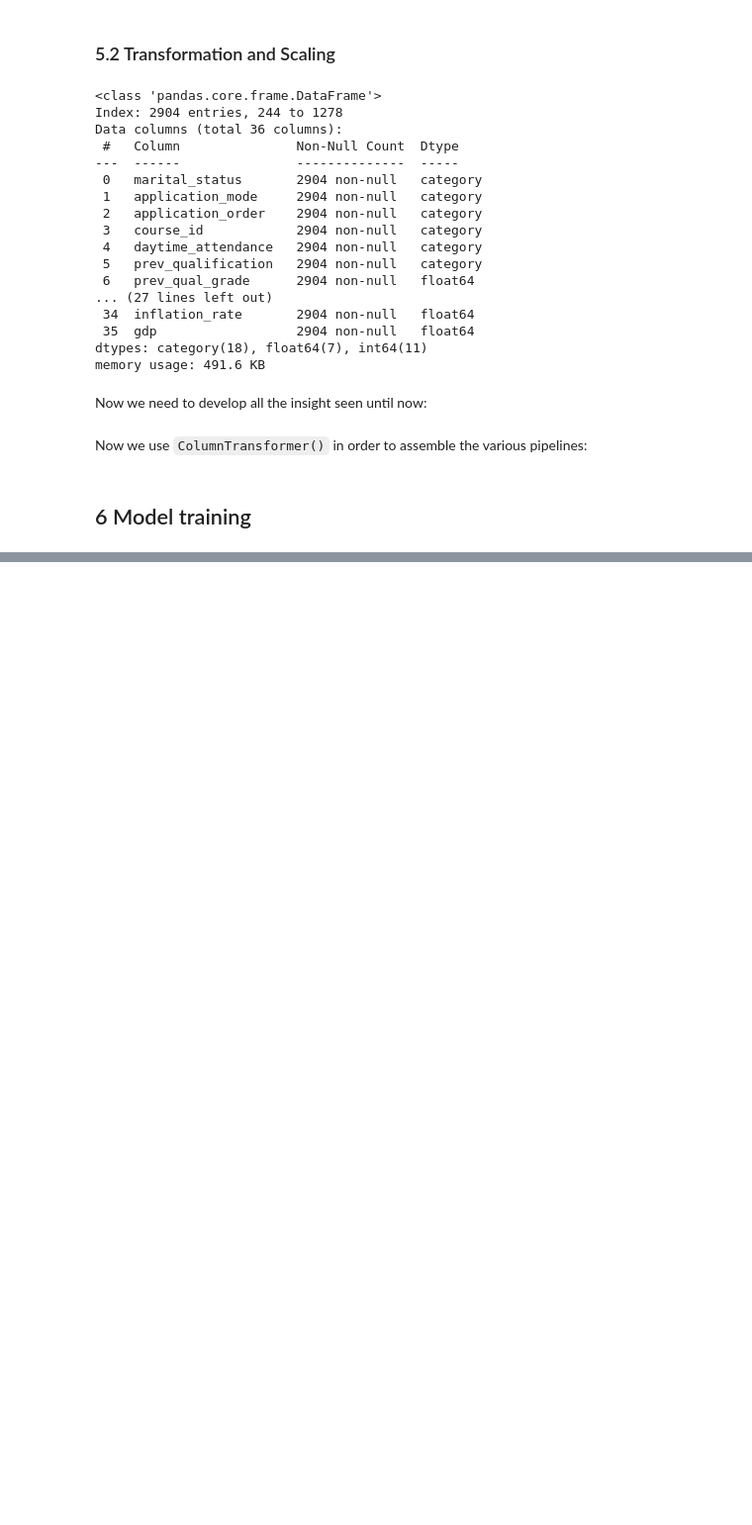
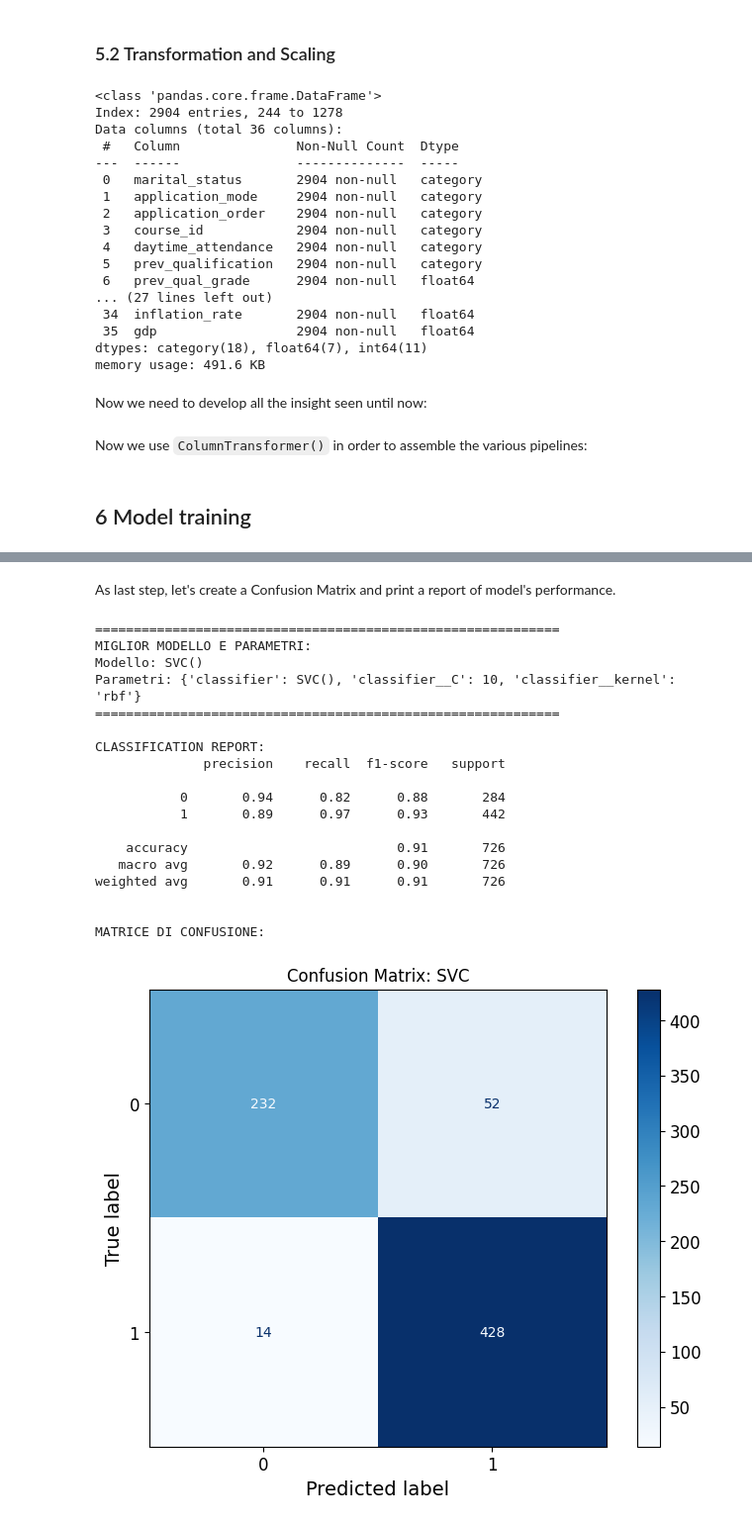
Before and after one commit to MatteoCorsi-git/Master-Data-Science-Statistical-Learning---UNIFI-IMT-Lucca---2024-25, a Jupyter notebook: hands_on_lab (Python)/bozza_hands_on_python_ML_project.ipynb, the cells around one changed output, grey strips where cells are left out. Shown at 99% size. Cells and saved outputs as stored; diff of their text form; code cells hidden in the pictures; blank space fills up the shorter version.

```diff
--- a/hands_on_lab (Python)/bozza_hands_on_python_ML_project.ipynb
+++ b/hands_on_lab (Python)/bozza_hands_on_python_ML_project.ipynb
@@ -1006,18 +1003,0 @@ full_pipeline = Pipeline(steps=[
-# %%
-full_pipeline.fit(X_train, y_train)
-y_pred = full_pipeline.predict(X_test)
-
-print("\n--- PERFORMANCE DEL MODELLO ---")
-print(f"Accuracy: {accuracy_score(y_test, y_pred):.4f}")
-
-print("\n--- PERFORMANCE DEL MODELLO ---")
-print(f"Accuracy: {accuracy_score(y_test, y_pred):.4f}")
-
-print("\n--- Classification Report ---")
-print(classification_report(y_test, y_pred))
-
-# 6. Matrice di Confusione Grafica
-print("\n--- Matrice di Confusione ---")
-ConfusionMatrixDisplay.from_estimator(full_pipeline, X_test, y_test, cmap=plt.cm.Blues)
-plt.title("Confusion Matrix - Random Forest")
-plt.show()
@@ -1158,0 +1060,49 @@ Since the tuned model provides the same high accuracy as the baseline but with g
+# %% [markdown]
+As last step, let's create a Confusion Matrix and print a report of model's performance.
+# %%
+# Predictions with the best model
+y_pred = grid_search.predict(X_test)
+
+# Results
+print("\n" + "="*60)
+print("MIGLIOR MODELLO E PARAMETRI:")
+print(f"Modello: {grid_search.best_params_['classifier']}")
+print(f"Parametri: {grid_search.best_params_}")
+print("="*60)
+
+print("\nCLASSIFICATION REPORT:")
+# Precision, recall and F1-score
+print(classification_report(y_test, y_pred))
+
+# Confusion matrix
+print("\nMATRICE DI CONFUSIONE:")
+fig, ax = plt.subplots(figsize=(8, 6))
+ConfusionMatrixDisplay.from_predictions(
+    y_test,
+    y_pred,
+    ax=ax,
+    cmap='Blues',
+    values_format='d'
+)
+plt.title(f"Confusion Matrix: {grid_search.best_params_['classifier'].__class__.__name__}")
+plt.show()
+# %% [output]
+============================================================
+MIGLIOR MODELLO E PARAMETRI:
+Modello: SVC()
+Parametri: {'classifier': SVC(), 'classifier__C': 10, 'classifier__kernel': 'rbf'}
+============================================================
+
+CLASSIFICATION REPORT:
+              precision    recall  f1-score   support
+
+           0       0.94      0.82      0.88       284
+           1       0.89      0.97      0.93       442
+
+    accuracy                           0.91       726
+   macro avg       0.92      0.89      0.90       726
+weighted avg       0.91      0.91      0.91       726
+
+
+MATRICE DI CONFUSIONE:
+[figure, added]
```
Also changed, not shown: parts of 14 cells of this notebook.
